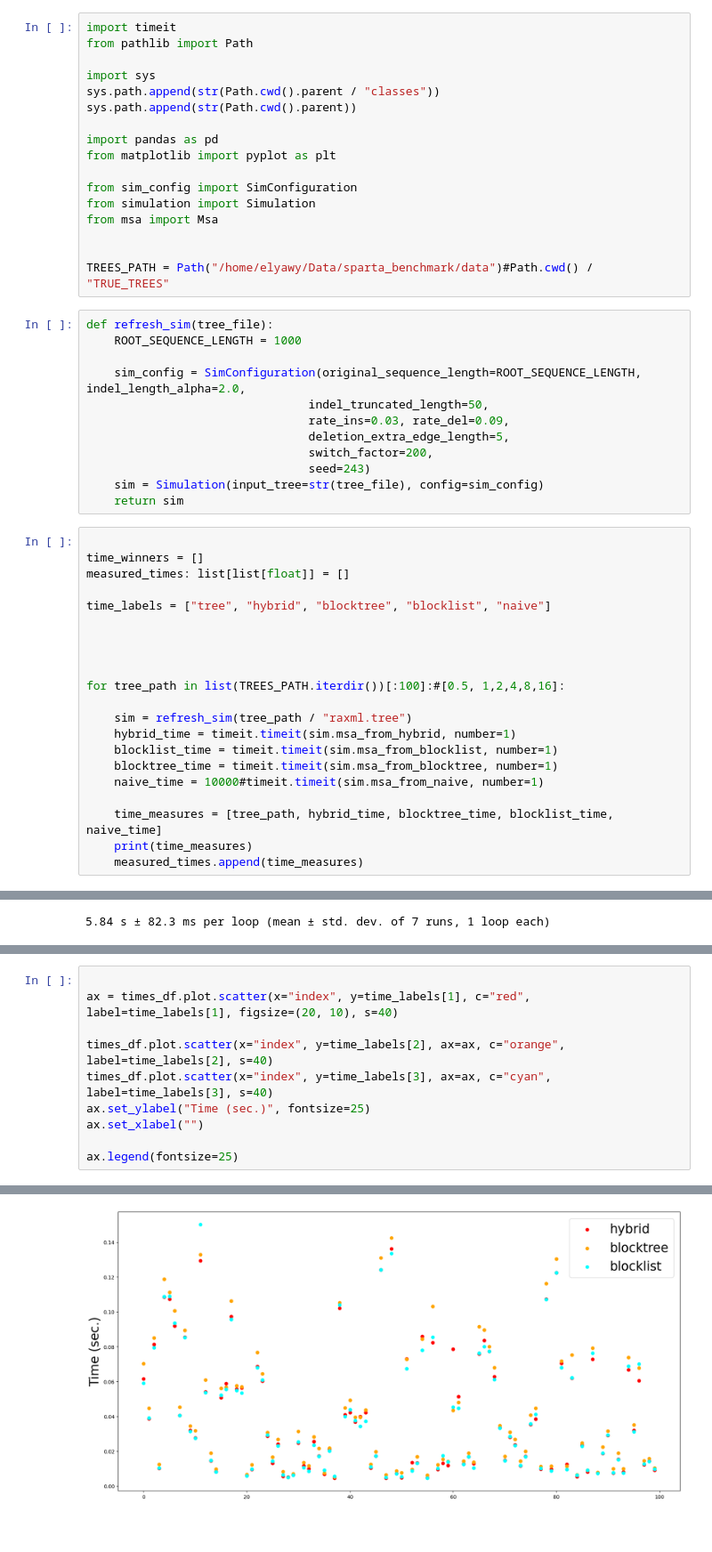
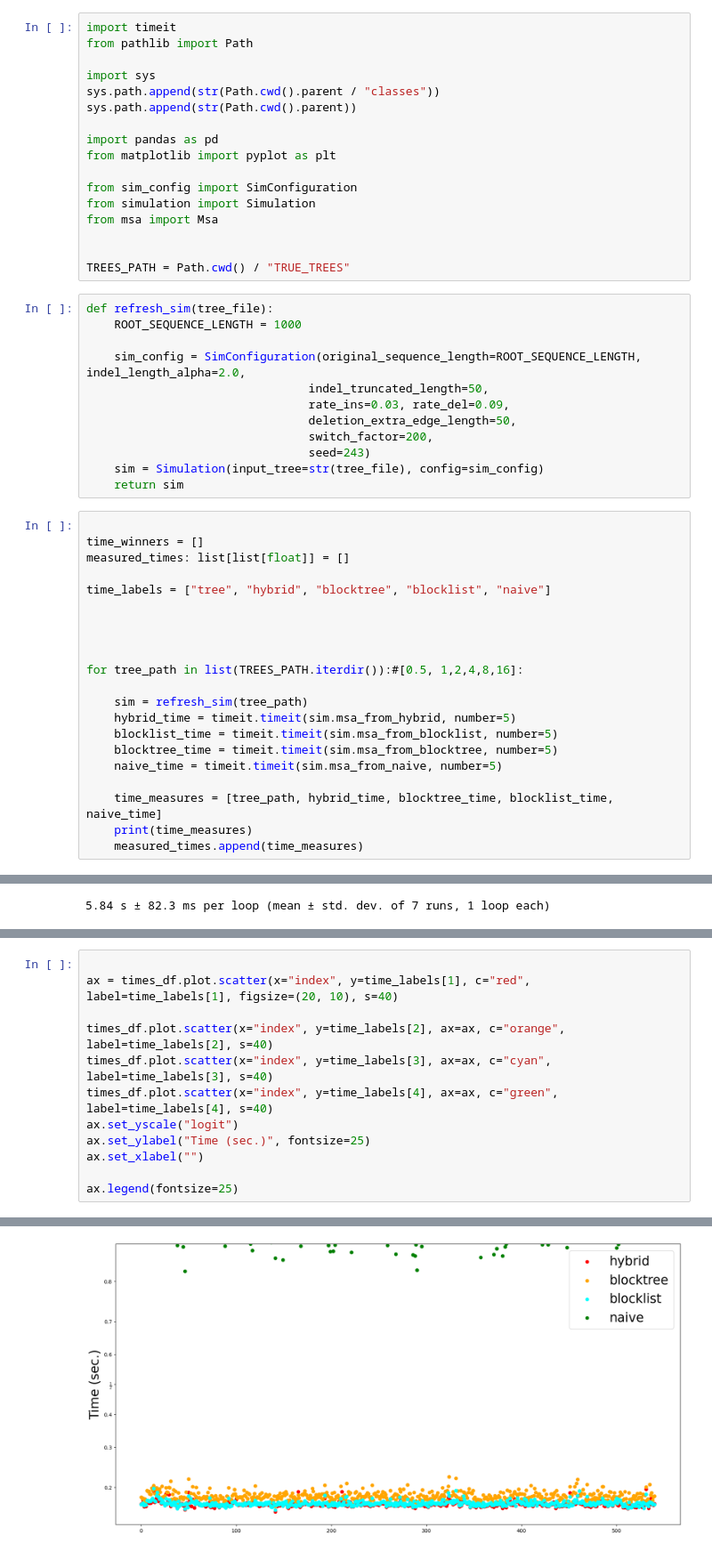
Before and after one commit to nimrodSerokTAU/evo-sim, a Jupyter notebook: benchmark/empirical_trees.ipynb, the cells around one changed output, grey strips where cells are left out. Shown at 89% size. Cells and saved outputs as stored; diff of their text form; blank space fills up the shorter version.

```diff
--- a/benchmark/empirical_trees.ipynb
+++ b/benchmark/empirical_trees.ipynb
@@ -14,7 +14,7 @@ from simulation import Simulation
 from msa import Msa
 
 
-TREES_PATH = Path("/home/elyawy/Data/sparta_benchmark/data")#Path.cwd() / "TRUE_TREES"
+TREES_PATH = Path.cwd() / "TRUE_TREES"
 # %%
 def refresh_sim(tree_file):
     ROOT_SEQUENCE_LENGTH = 1000
@@ -22,7 +22,7 @@ def refresh_sim(tree_file):
     sim_config = SimConfiguration(original_sequence_length=ROOT_SEQUENCE_LENGTH, indel_length_alpha=2.0,
                                 indel_truncated_length=50,
                                 rate_ins=0.03, rate_del=0.09,
-                                deletion_extra_edge_length=5,
+                                deletion_extra_edge_length=50,
                                 switch_factor=200,
                                 seed=243)
     sim = Simulation(input_tree=str(tree_file), config=sim_config)
@@ -37,13 +37,13 @@ time_labels = ["tree", "hybrid", "blocktree", "blocklist", "naive"]
 
 
 
-for tree_path in list(TREES_PATH.iterdir())[:100]:#[0.5, 1,2,4,8,16]:
+for tree_path in list(TREES_PATH.iterdir()):#[0.5, 1,2,4,8,16]:
 
-    sim = refresh_sim(tree_path / "raxml.tree")
-    hybrid_time = timeit.timeit(sim.msa_from_hybrid, number=1)
-    blocklist_time = timeit.timeit(sim.msa_from_blocklist, number=1)
-    blocktree_time = timeit.timeit(sim.msa_from_blocktree, number=1)
-    naive_time = 10000#timeit.timeit(sim.msa_from_naive, number=1)
+    sim = refresh_sim(tree_path)
+    hybrid_time = timeit.timeit(sim.msa_from_hybrid, number=5)
+    blocklist_time = timeit.timeit(sim.msa_from_blocklist, number=5)
+    blocktree_time = timeit.timeit(sim.msa_from_blocktree, number=5)
+    naive_time = timeit.timeit(sim.msa_from_naive, number=5)
 
     time_measures = [tree_path, hybrid_time, blocktree_time, blocklist_time, naive_time]
     print(time_measures)
@@ -108,13 +125,15 @@ Name: count, dtype: int64
 # %%
 
 ax = times_df.plot.scatter(x="index", y=time_labels[1], c="red", label=time_labels[1], figsize=(20, 10), s=40)
 
 times_df.plot.scatter(x="index", y=time_labels[2], ax=ax, c="orange", label=time_labels[2], s=40)
 times_df.plot.scatter(x="index", y=time_labels[3], ax=ax, c="cyan", label=time_labels[3], s=40)
+times_df.plot.scatter(x="index", y=time_labels[4], ax=ax, c="green", label=time_labels[4], s=40)
+ax.set_yscale("logit")
 ax.set_ylabel("Time (sec.)", fontsize=25)
 ax.set_xlabel("")
 
 ax.legend(fontsize=25)
 # %% [output]
 <matplotlib.legend.Legend at 0x...>
-[figure, old version]
+[figure, new version]
```
Also changed, not shown: parts of 4 cells of this notebook, 4 other files.
